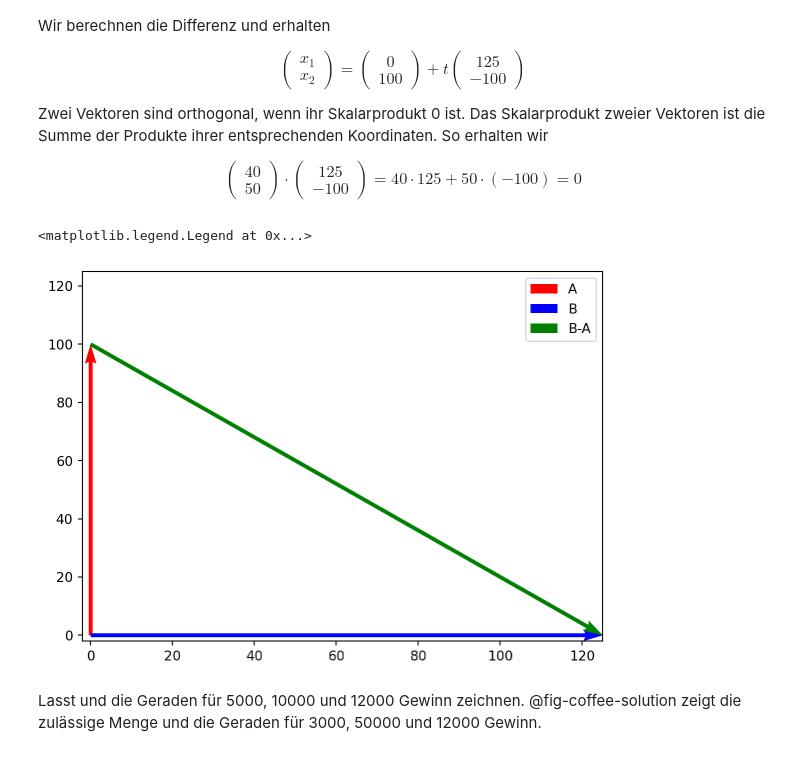
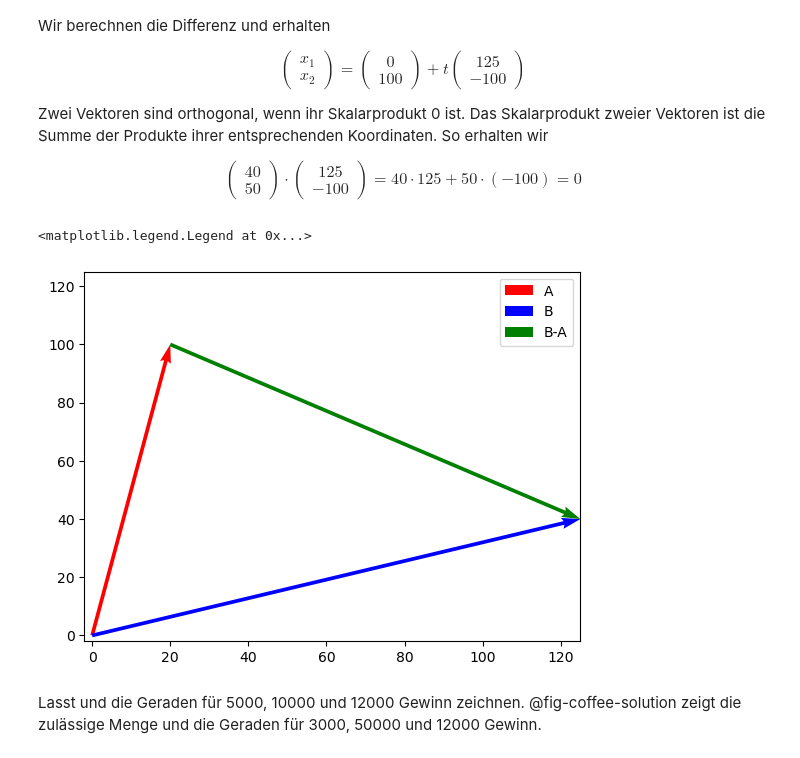
Before and after one commit to febse/opt2025-de, a Jupyter notebook: 02-Graphical-Method/02-Blending.ipynb, the cells around one changed output. Cells and saved outputs as stored; diff of their text form; code cells hidden in the pictures.

```diff
--- a/02-Graphical-Method/02-Blending.ipynb
+++ b/02-Graphical-Method/02-Blending.ipynb
@@ -490,30 +490,30 @@ $$
 # %%
 #| code-fold: true
 
 import numpy as np
 import matplotlib.pyplot as plt
 
-A = np.array([0, 100])
-B = np.array([125, 0])
+A = np.array([20, 100])
+B = np.array([125, 40])
 C = B - A
 
 # Create a figure
 fig, ax = plt.subplots()
 
 # Plot the vectors
 ax.quiver(0, 0, A[0], A[1], angles='xy', scale_units='xy', scale=1, color='r', label='A')
 ax.quiver(0, 0, B[0], B[1], angles='xy', scale_units='xy', scale=1, color='b', label='B')
 ax.quiver(A[0], A[1], C[0], C[1], angles='xy', scale_units='xy', scale=1, color='g', label='B-A')
 
 # Set the limits of the plot
 ax.set_xlim([-2, 125])
 ax.set_ylim([-2, 125])
 
 # Add a legend
 ax.legend(loc=0)
 # %% [output]
 <matplotlib.legend.Legend at 0x...>
-[figure, old version]
+[figure, new version]
 # %% [markdown]
 Lasst und die Geraden für 5000, 10000 und 12000 Gewinn zeichnen. @fig-coffee-solution zeigt die zulässige Menge und die Geraden für 3000, 50000 und 12000 Gewinn.
 # %%
```
